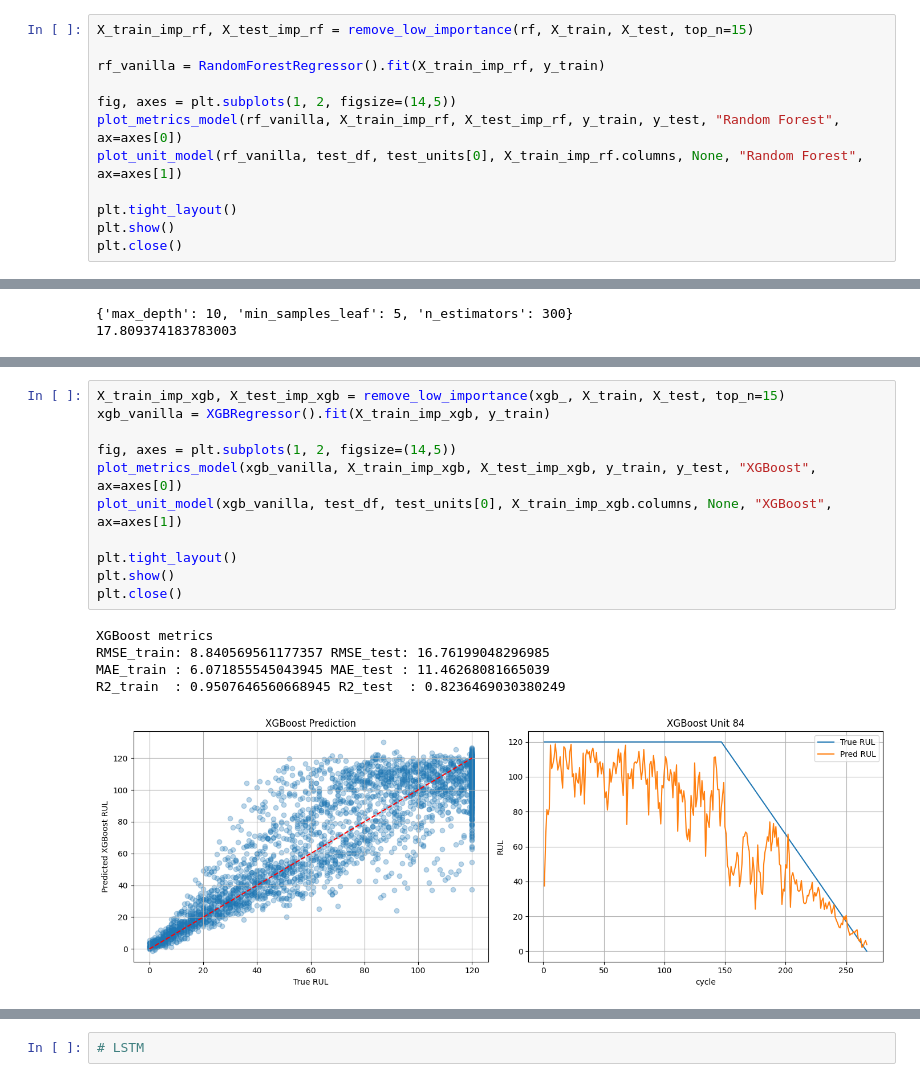
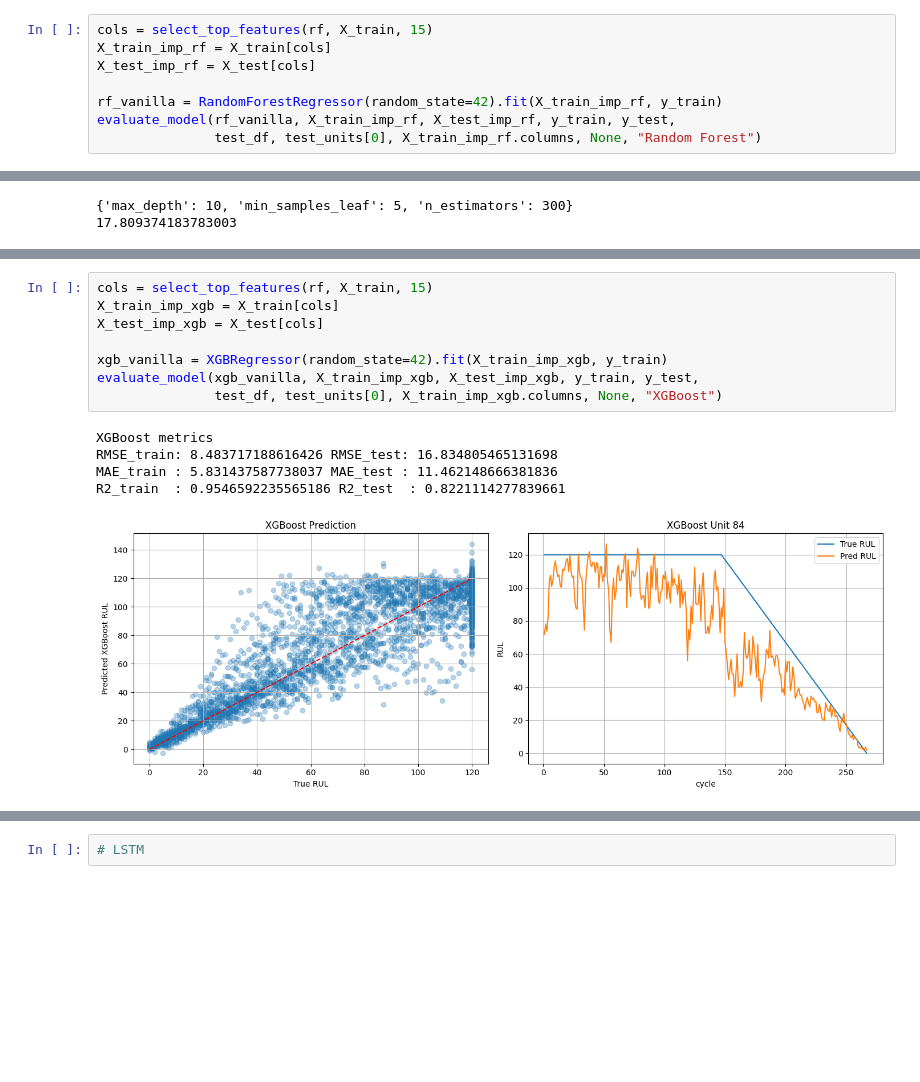
Before and after one commit to elouanXP/smart_predictive_maintenance, a Jupyter notebook: notebooks/03_model.ipynb, the cells around one changed output, grey strips where cells are left out. Saved outputs shown, nothing was run; the diff lists cells and outputs as text; blank space fills up the shorter version.

```diff
--- a/notebooks/03_model.ipynb
+++ b/notebooks/03_model.ipynb
@@ -100,16 +89,12 @@ plot_importance(rf, X_train)
 # %% [output]
 [figure]
 # %%
-X_train_imp_rf, X_test_imp_rf = remove_low_importance(rf, X_train, X_test, top_n=15)
+cols = select_top_features(rf, X_train, 15)
+X_train_imp_rf = X_train[cols]
+X_test_imp_rf = X_test[cols]
 
-rf_vanilla = RandomForestRegressor().fit(X_train_imp_rf, y_train)
-
-fig, axes = plt.subplots(1, 2, figsize=(14,5))
-plot_metrics_model(rf_vanilla, X_train_imp_rf, X_test_imp_rf, y_train, y_test, "Random Forest", ax=axes[0])
-plot_unit_model(rf_vanilla, test_df, test_units[0], X_train_imp_rf.columns, None, "Random Forest", ax=axes[1])
-
-plt.tight_layout()
-plt.show()
-plt.close()
+rf_vanilla = RandomForestRegressor(random_state=42).fit(X_train_imp_rf, y_train)
+evaluate_model(rf_vanilla, X_train_imp_rf, X_test_imp_rf, y_train, y_test,
+               test_df, test_units[0], X_train_imp_rf.columns, None, "Random Forest")
 # %% [output]
 Random Forest metrics
@@ -161,22 +140,19 @@ plot_importance(xgb_, X_train)
 # %% [output]
 [figure]
 # %%
-X_train_imp_xgb, X_test_imp_xgb = remove_low_importance(xgb_, X_train, X_test, top_n=15)
-xgb_vanilla = XGBRegressor().fit(X_train_imp_xgb, y_train)
+cols = select_top_features(rf, X_train, 15)
+X_train_imp_xgb = X_train[cols]
+X_test_imp_xgb = X_test[cols]
 
-fig, axes = plt.subplots(1, 2, figsize=(14,5))
-plot_metrics_model(xgb_vanilla, X_train_imp_xgb, X_test_imp_xgb, y_train, y_test, "XGBoost", ax=axes[0])
-plot_unit_model(xgb_vanilla, test_df, test_units[0], X_train_imp_xgb.columns, None, "XGBoost", ax=axes[1])
-
-plt.tight_layout()
-plt.show()
-plt.close()
+xgb_vanilla = XGBRegressor(random_state=42).fit(X_train_imp_xgb, y_train)
+evaluate_model(xgb_vanilla, X_train_imp_xgb, X_test_imp_xgb, y_train, y_test,
+               test_df, test_units[0], X_train_imp_xgb.columns, None, "XGBoost")
 # %% [output]
 XGBoost metrics
-RMSE_train: 8.840569561177357 RMSE_test: 16.76199048296985
-MAE_train : 6.071855545043945 MAE_test : 11.46268081665039
-R2_train  : 0.9507646560668945 R2_test  : 0.8236469030380249
+RMSE_train: 8.483717188616426 RMSE_test: 16.834805465131698
+MAE_train : 5.831437587738037 MAE_test : 11.462148666381836
+R2_train  : 0.9546592235565186 R2_test  : 0.8221114277839661
-[figure, old version]
+[figure, new version]
 # %%
 # XGBoost Tuned
 
```
Also changed, not shown: parts of 8 cells of this notebook, 1 other file.
